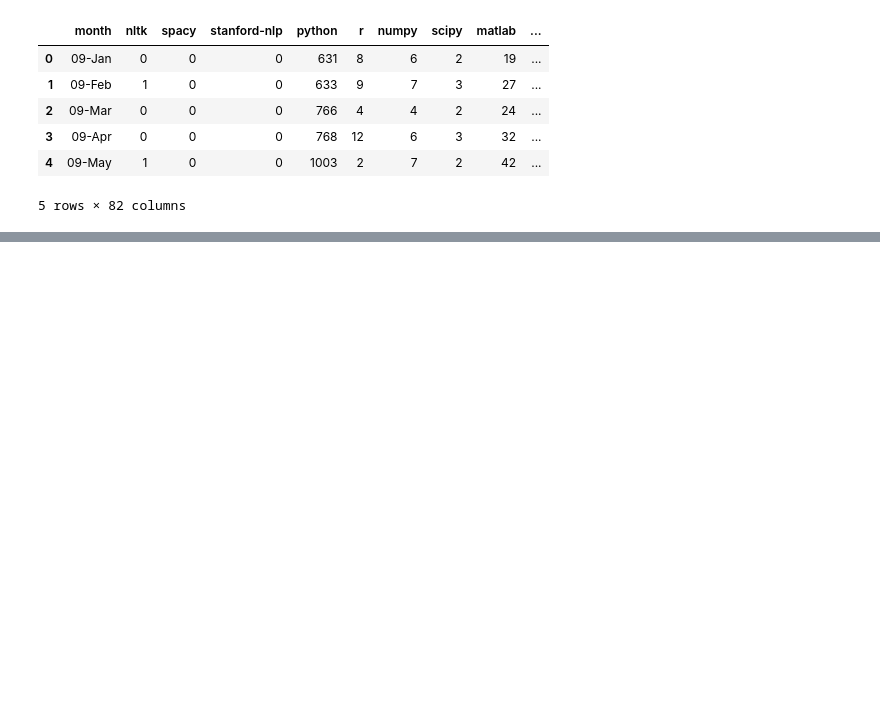
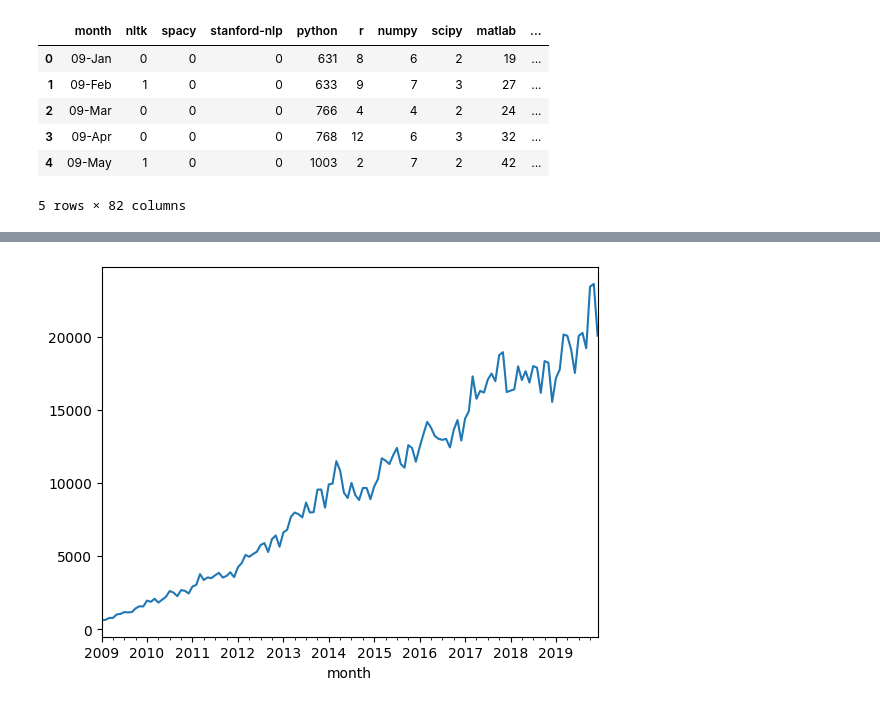
Before and after one commit to dkhundley/ts-forecasting-course, a Jupyter notebook: week-01/notebooks/stack-overflow-dataset.ipynb, the cells around one changed output, grey strips where cells are left out. Drawn from its saved outputs; the diff is of its cells as text; code cells hidden in the pictures; blank space fills up the shorter version.

```diff
--- a/week-01/notebooks/stack-overflow-dataset.ipynb
+++ b/week-01/notebooks/stack-overflow-dataset.ipynb
@@ -45,0 +170,5 @@ df_long.head(10)
+# %%
+# Visualizing the dataset just for the topic of "python"
+df.unstack()['questions']['python'].plot();
+# %% [output]
+[figure, added]
```
Also changed, not shown: parts of 22 cells of this notebook, 1 other file.
